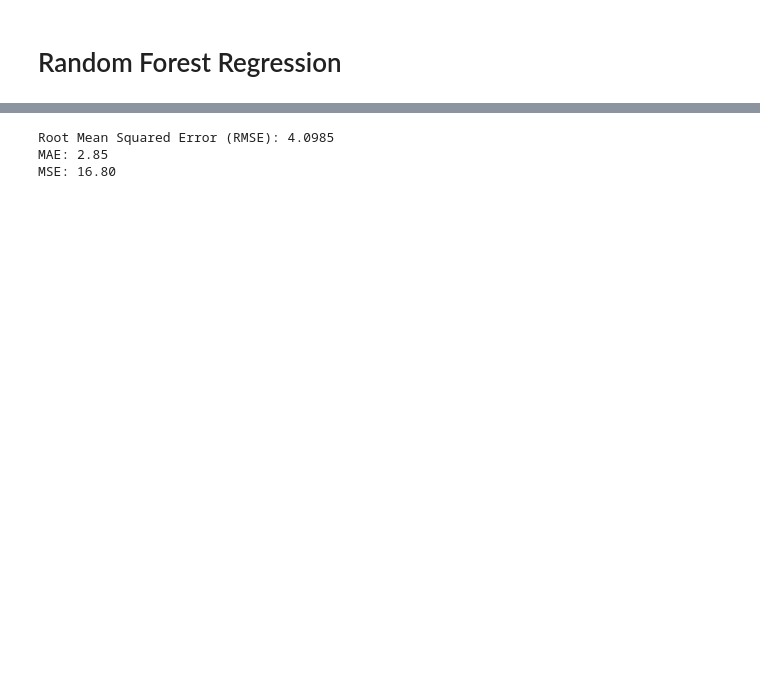
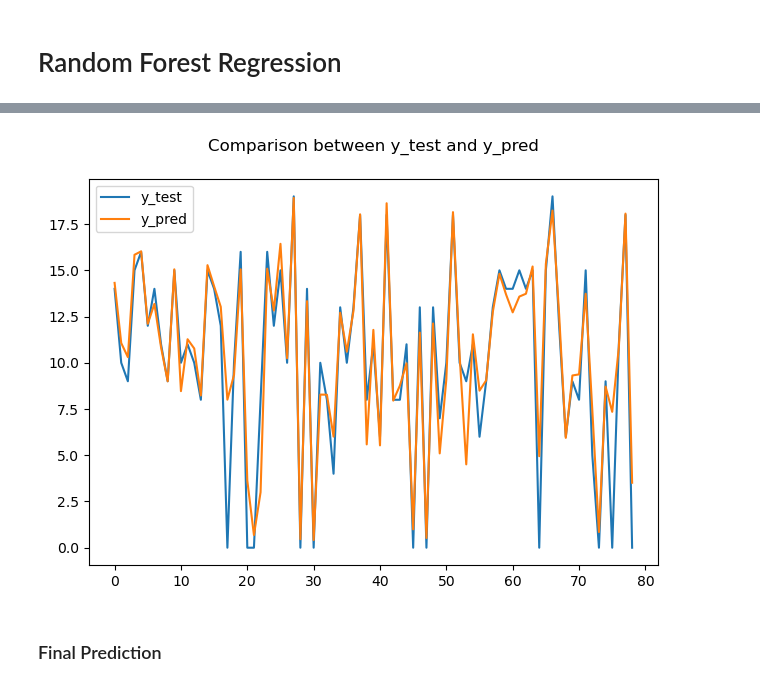
Before and after one commit to HansJoachimW/AFL1-MachineLearning, a Jupyter notebook: AFL1.ipynb, the cells around one changed output, grey strips where cells are left out. Saved outputs shown, nothing was run; the diff lists cells and outputs as text; code cells hidden in the pictures; blank space fills up the shorter version.

```diff
--- a/AFL1.ipynb
+++ b/AFL1.ipynb
@@ -506,13 +605,10 @@ evaluate.head()
-# %%
-from sklearn.metrics import mean_squared_error, mean_absolute_error
-
-# Using RMSE
-print('Root Mean Squared Error (RMSE): {:0.4f}'.format(np.sqrt(mean_squared_error(y_test, y_pred))))
-
-# Using MAE and MSE
-print('MAE: %.2f' % mean_absolute_error(y_test, y_pred))
-print('MSE: %.2f' % mean_squared_error(y_test, y_pred))
-# %% [output]
-Root Mean Squared Error (RMSE): 4.0985
-MAE: 2.85
-MSE: 16.80
+# %%
+# Visualize the comparison between y_test and y_pred to depict the error margin
+evaluate.plot(kind='line')
+plt.title('Comparison between y_test and y_pred', pad=20)
+plt.tight_layout()
+plt.show()
+# %% [output]
+[figure, added]
+# %% [markdown]
+### Final Prediction
```
Also changed, not shown: parts of 40 cells of this notebook, 2 other files.
